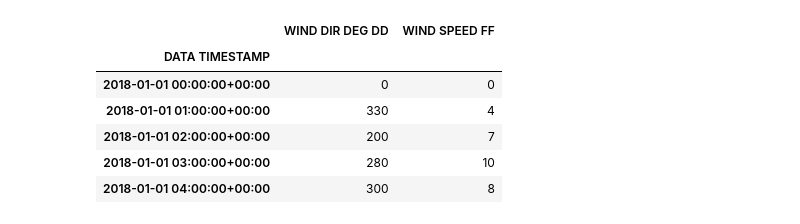
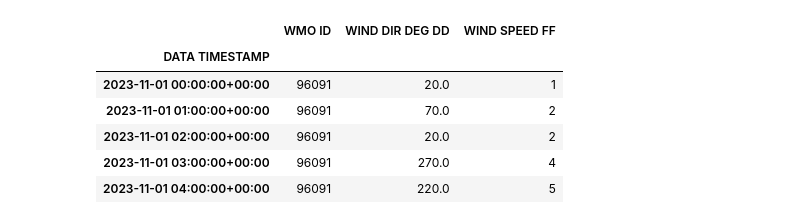
Before and after one commit to mahronid/metpy, a Jupyter notebook: windrose/windrose.ipynb, the cells around one changed output. Cells and saved outputs as stored; diff of their text form; code cells hidden in the pictures.

```diff
--- a/windrose/windrose.ipynb
+++ b/windrose/windrose.ipynb
@@ -17,15 +19,20 @@ import seaborn as sns
 # %%
-# read data
+# logo bmkg
 logo_bmkg = image.imread('../logo-bmkg.png')
-wind_data = pd.read_csv('export-ME48-2018-01-01-2023-09-30.csv') #warning dummy data
+# station name
+station = 'Stasiun Meteorologi Raja Haji Fisabilillah - Tanjungpinang'
+# read csv file
+file = 'export-ME48-2023-11-01-2023-11-30.csv'
+wind_data = pd.read_csv(file)
+# set df index to timestamp
 wind_data = wind_data.set_index('DATA TIMESTAMP')
 wind_data.index = pd.to_datetime(wind_data.index)
 wind_data.head()
 # %% [output]
-|  | WIND DIR DEG DD | WIND SPEED FF |
-| DATA TIMESTAMP |  |  |
-| 2018-01-01 00:00:00+00:00 | 0 | 0 |
-| 2018-01-01 01:00:00+00:00 | 330 | 4 |
-| 2018-01-01 02:00:00+00:00 | 200 | 7 |
-| 2018-01-01 03:00:00+00:00 | 280 | 10 |
-| 2018-01-01 04:00:00+00:00 | 300 | 8 |
+|  | WMO ID | WIND DIR DEG DD | WIND SPEED FF |
+| DATA TIMESTAMP |  |  |  |
+| 2023-11-01 00:00:00+00:00 | 96091 | 20.0 | 1 |
+| 2023-11-01 01:00:00+00:00 | 96091 | 70.0 | 2 |
+| 2023-11-01 02:00:00+00:00 | 96091 | 20.0 | 2 |
+| 2023-11-01 03:00:00+00:00 | 96091 | 270.0 | 4 |
+| 2023-11-01 04:00:00+00:00 | 96091 | 220.0 | 5 |
```
Also changed, not shown: parts of 9 cells of this notebook, 1 other file.
